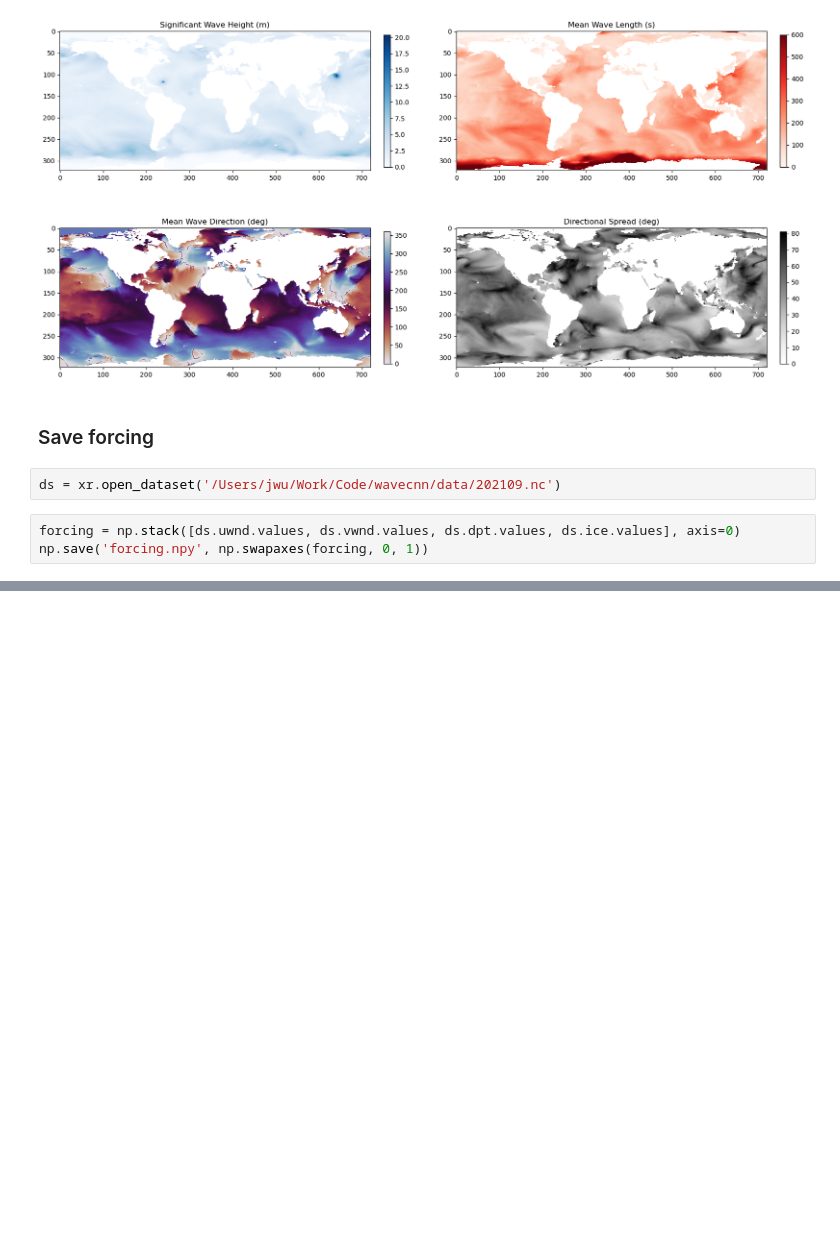
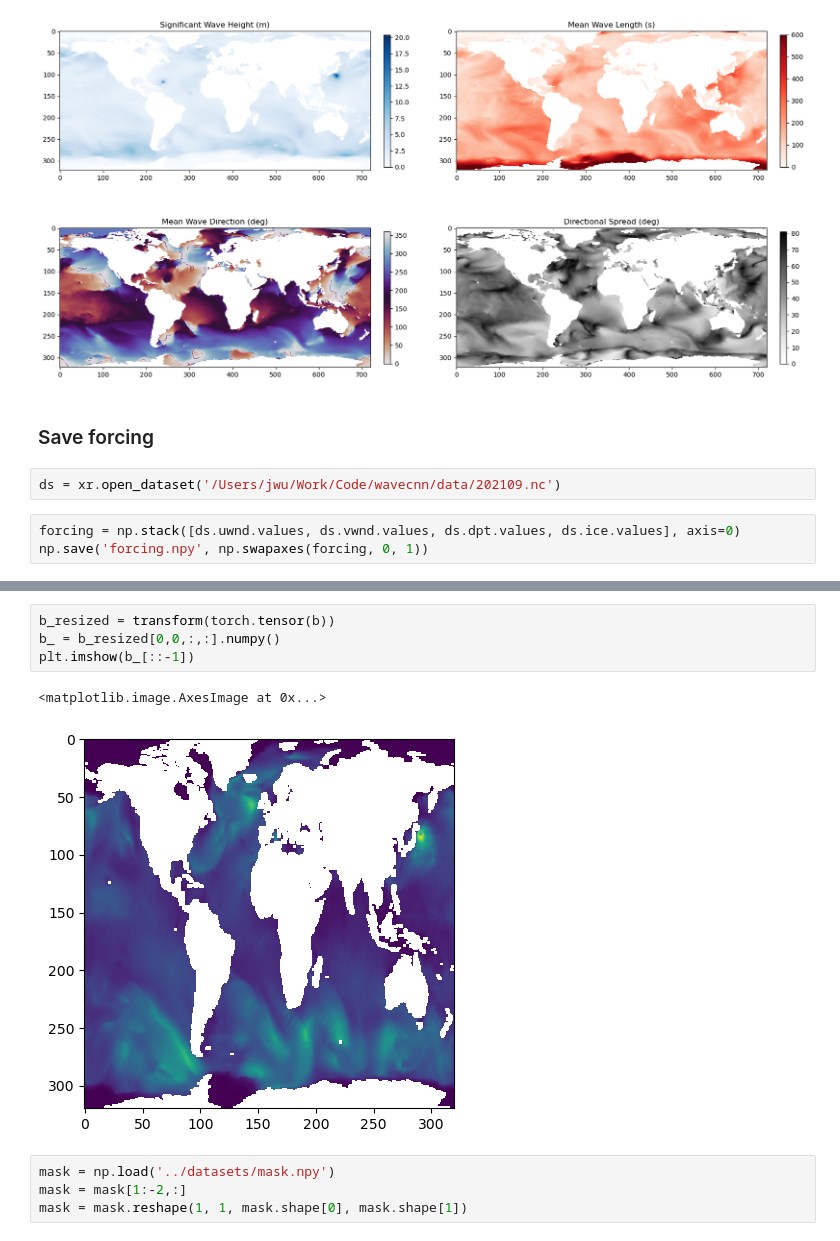
Before and after one commit to jiarong-wu/smalldiffusion, a Jupyter notebook: examples/wavedata.ipynb, the cells around one changed output, grey strips where cells are left out. Saved outputs shown, nothing was run; the diff lists cells and outputs as text; blank space fills up the shorter version.

```diff
--- a/examples/wavedata.ipynb
+++ b/examples/wavedata.ipynb
@@ -79,0 +94,11 @@ np.save('forcing.npy', np.swapaxes(forcing, 0, 1))
+# %%
+b_resized = transform(torch.tensor(b))
+b_ = b_resized[0,0,:,:].numpy()
+plt.imshow(b_[::-1])
+# %% [output]
+<matplotlib.image.AxesImage at 0x...>
+[figure, added]
+# %%
+mask = np.load('../datasets/mask.npy')
+mask = mask[1:-2,:]
+mask = mask.reshape(1, 1, mask.shape[0], mask.shape[1])
```
Also changed, not shown: parts of 7 cells of this notebook, 11 other files.
